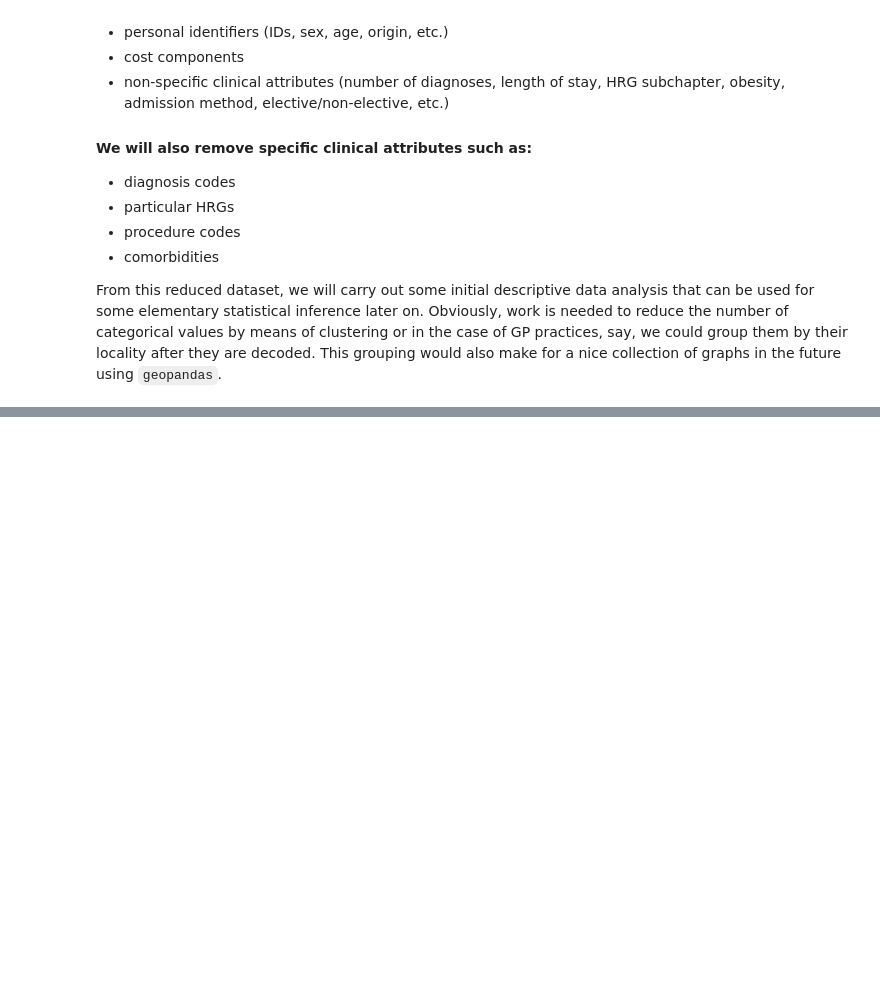
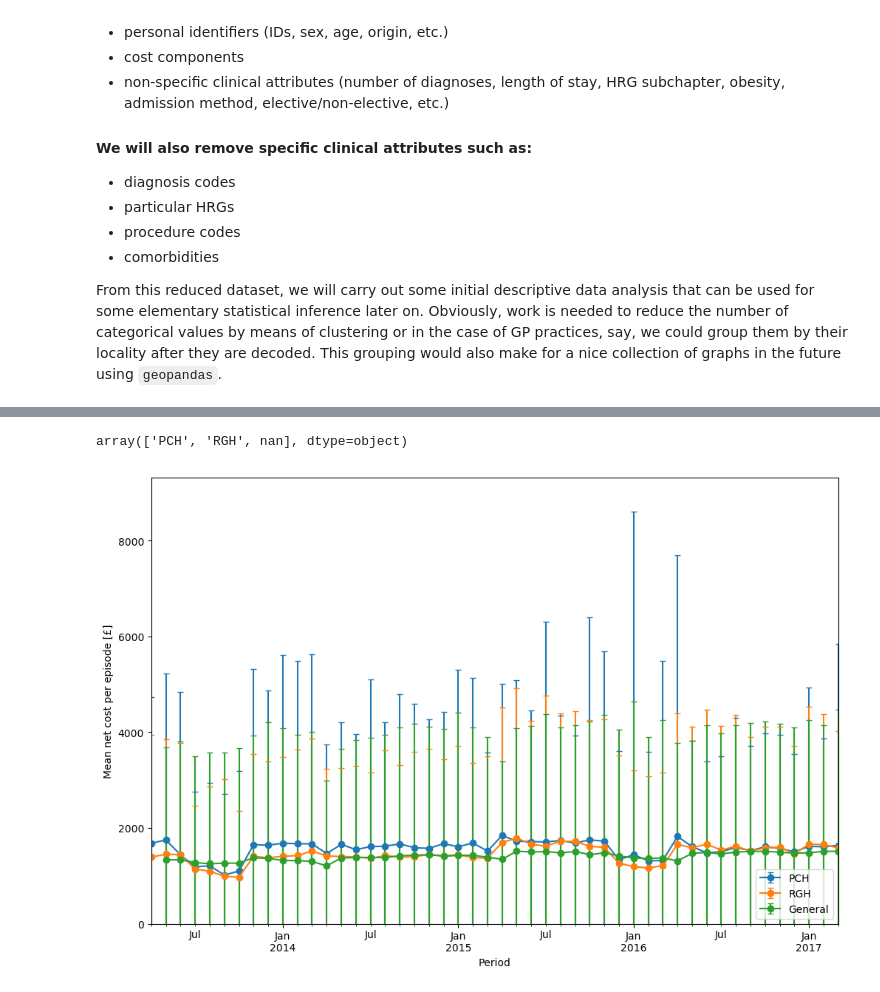
Before and after one commit to daffidwilde/thesis, a Jupyter notebook: data/nbs/elementary-data-analysis.ipynb, the cells around one changed output, grey strips where cells are left out. Cells and saved outputs as stored; diff of their text form; code cells hidden in the pictures; blank space fills up the shorter version.

```diff
--- a/data/nbs/elementary-data-analysis.ipynb
+++ b/data/nbs/elementary-data-analysis.ipynb
@@ -195,0 +163,20 @@ plt.ylabel('Net Cost [£]');
+# %%
+df.site1.unique()
+# %% [output]
+array(['PCH', 'RGH', nan], dtype=object)
+# %%
+plt.figure(figsize=(12,8), dpi=100)
+
+pch = df[df.site1=='PCH'].groupby('Period').NetCost
+pch.mean().plot(yerr=pch.std(), fmt='o-', capsize=3, label='PCH')
+rgh = df[df.site1=='RGH'].groupby('Period').NetCost
+rgh.mean().plot(yerr=rgh.std(), fmt='o-', capsize=3, label='RGH')
+general = df[df.Period > datetime.date(2013, 4, 1)].groupby('Period').NetCost
+general.mean().plot(yerr=general.std(), fmt='o-', capsize=3, label='General')
+
+plt.ylabel('Mean net cost per episode [£]')
+plt.ylim(0)
+plt.legend(loc='lower right')
+plt.savefig('Mean-NetCost-by-site.pdf');
+# %% [output]
+[figure, added]
```
Also changed, not shown: parts of 48 cells of this notebook, 13 other files.
